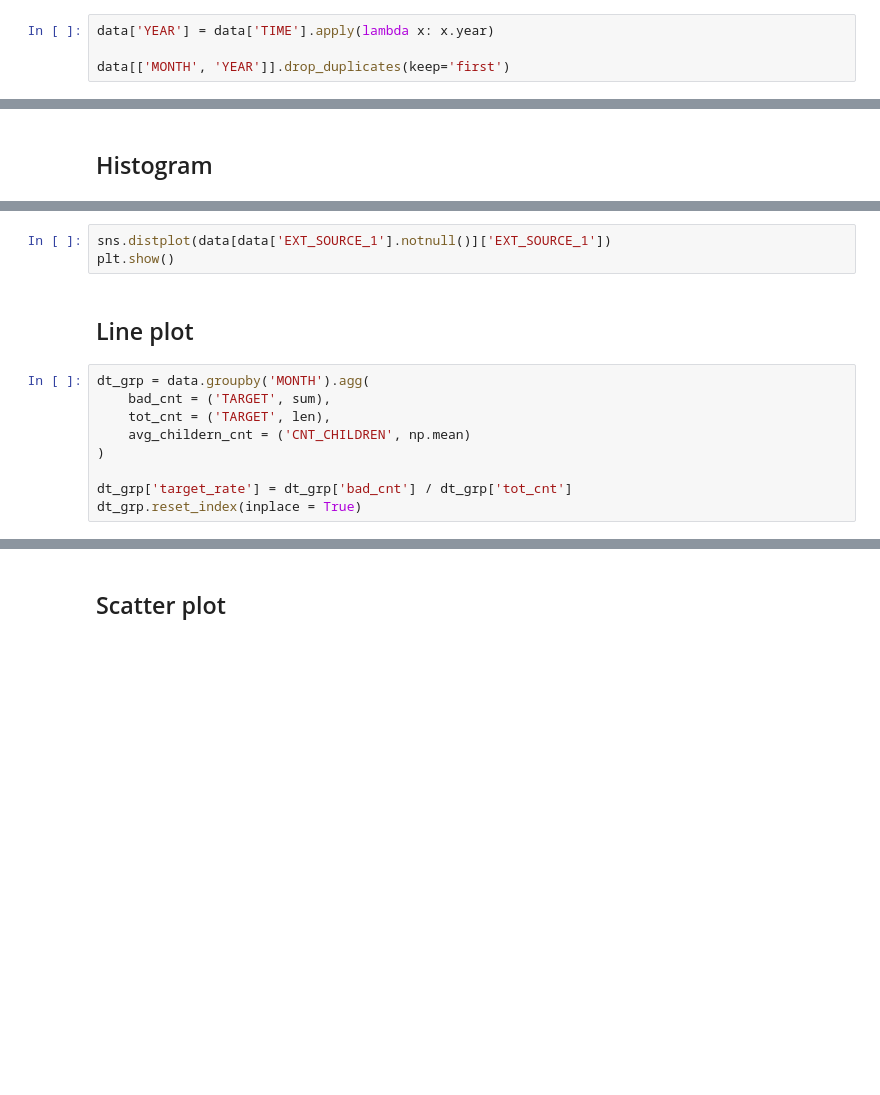
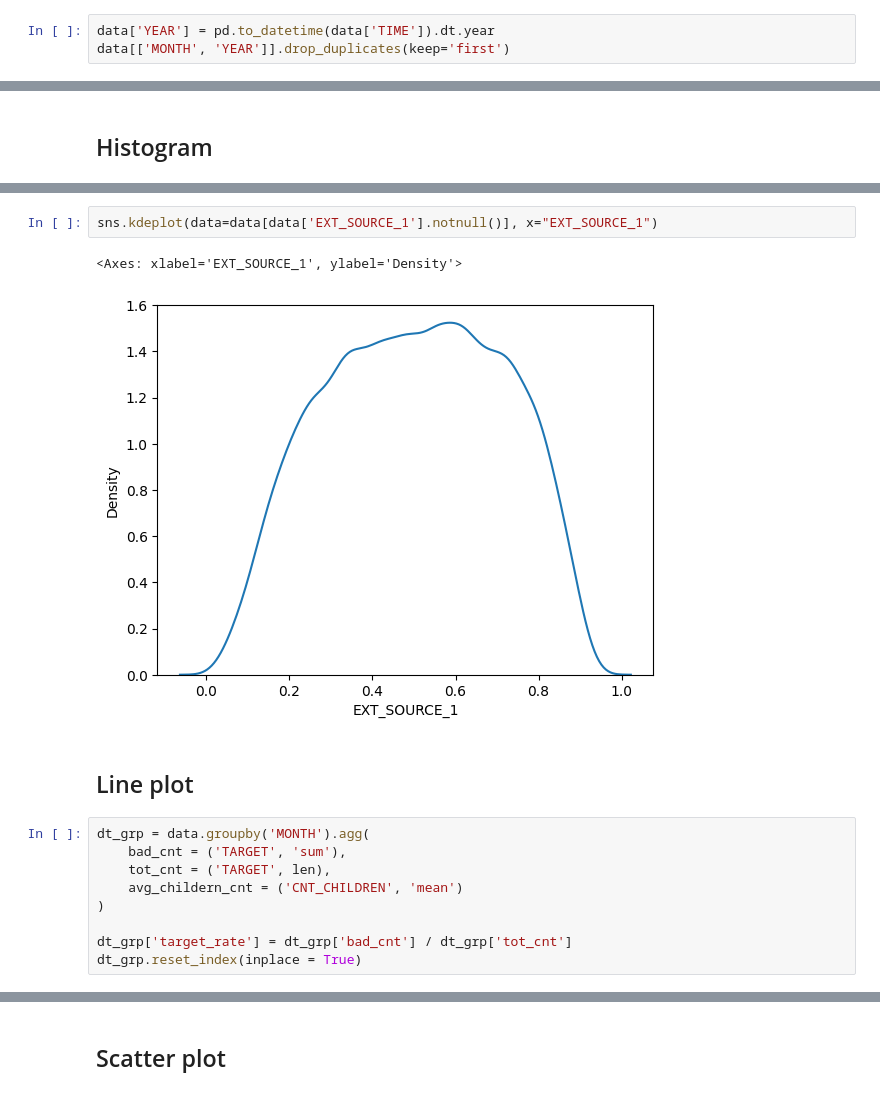
Before and after one commit to wenceslasdk/data-science-2, a Jupyter notebook: Practicals/02_python_intro/python_intro.ipynb, the cells around one changed output, grey strips where cells are left out. Saved outputs shown, nothing was run; the diff lists cells and outputs as text; blank space fills up the shorter version.

```diff
--- a/Practicals/02_python_intro/python_intro.ipynb
+++ b/Practicals/02_python_intro/python_intro.ipynb
@@ -1485,4 +2038,3 @@ data['NAME_EDUCATION_TYPE'].value_counts(
 # %%
-data['YEAR'] = data['TIME'].apply(lambda x: x.year)
-
+data['YEAR'] = pd.to_datetime(data['TIME']).dt.year
 data[['MONTH', 'YEAR']].drop_duplicates(keep='first')
@@ -1744,13 +2472,15 @@ plt.show()
 # %%
-sns.distplot(data[data['EXT_SOURCE_1'].notnull()]['EXT_SOURCE_1'])
-plt.show()
+sns.kdeplot(data=data[data['EXT_SOURCE_1'].notnull()], x="EXT_SOURCE_1")
+# %% [output]
+<Axes: xlabel='EXT_SOURCE_1', ylabel='Density'>
+[figure, added]
 # %% [markdown]
 ## Line plot
 # %%
 dt_grp = data.groupby('MONTH').agg(
-    bad_cnt = ('TARGET', sum),
+    bad_cnt = ('TARGET', 'sum'),
     tot_cnt = ('TARGET', len),
-    avg_childern_cnt = ('CNT_CHILDREN', np.mean)
+    avg_childern_cnt = ('CNT_CHILDREN', 'mean')
 )
 
 dt_grp['target_rate'] = dt_grp['bad_cnt'] / dt_grp['tot_cnt']
```
Also changed, not shown: parts of 189 cells of this notebook, 14 other files.
